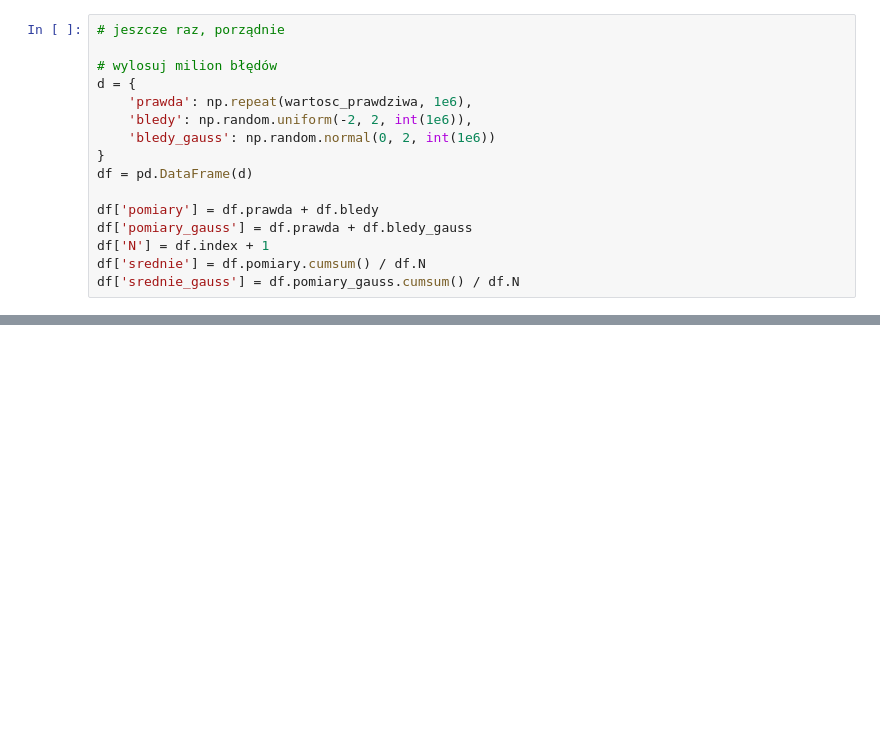
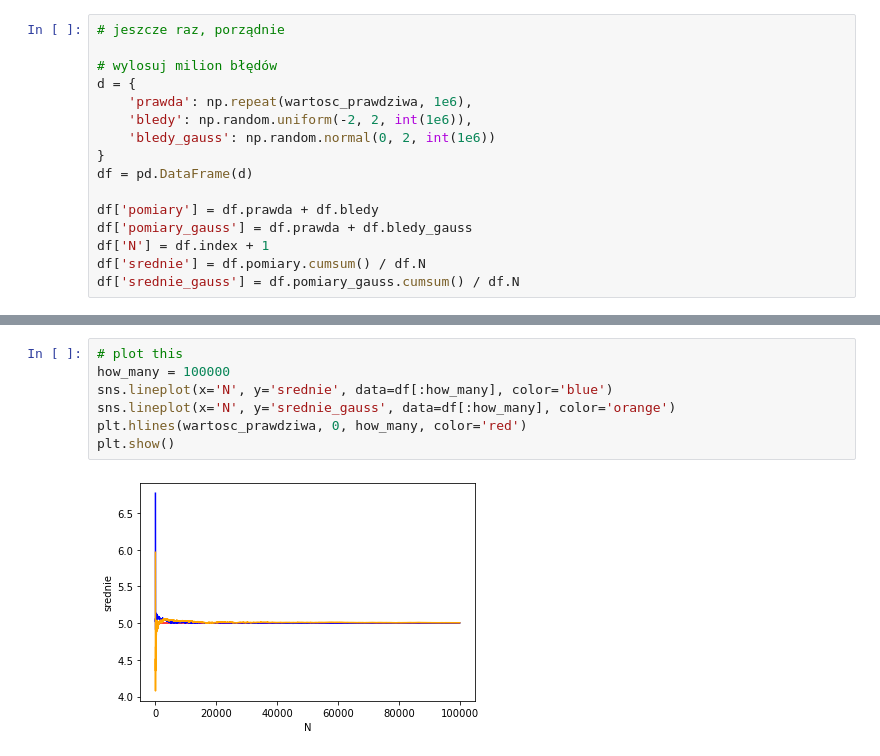
Before and after one commit to k-basinski/mbp, a Jupyter notebook: blad_losowy.ipynb, the cells around one changed output, grey strips where cells are left out. Saved outputs shown, nothing was run; the diff lists cells and outputs as text; blank space fills up the shorter version.

```diff
--- a/blad_losowy.ipynb
+++ b/blad_losowy.ipynb
@@ -94,0 +93,9 @@ plt.show()
+# %%
+# plot this
+how_many = 100000
+sns.lineplot(x='N', y='srednie', data=df[:how_many], color='blue')
+sns.lineplot(x='N', y='srednie_gauss', data=df[:how_many], color='orange')
+plt.hlines(wartosc_prawdziwa, 0, how_many, color='red')
+plt.show()
+# %% [output]
+[figure, added]
```
Also changed, not shown: parts of 6 cells of this notebook, 2 other files.
